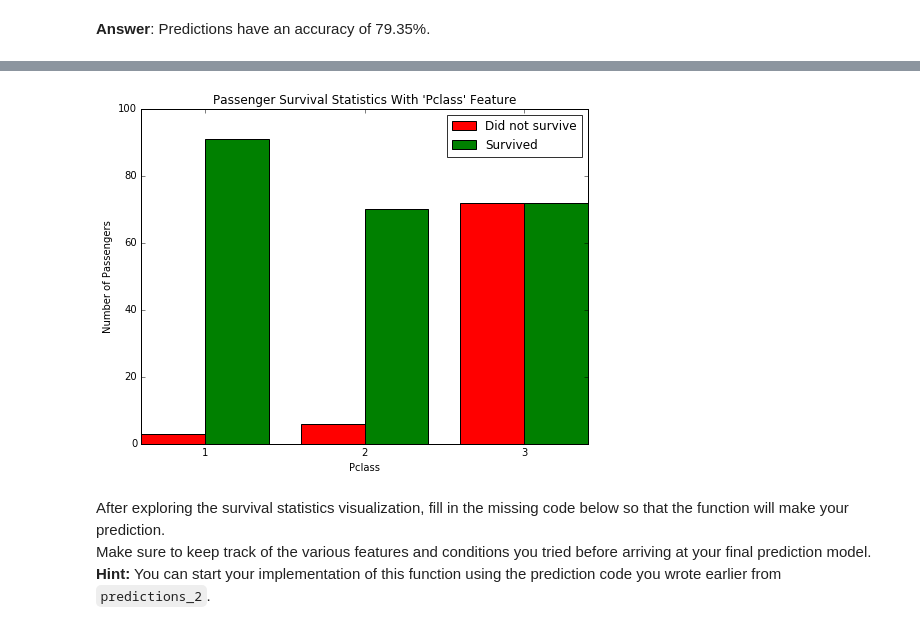
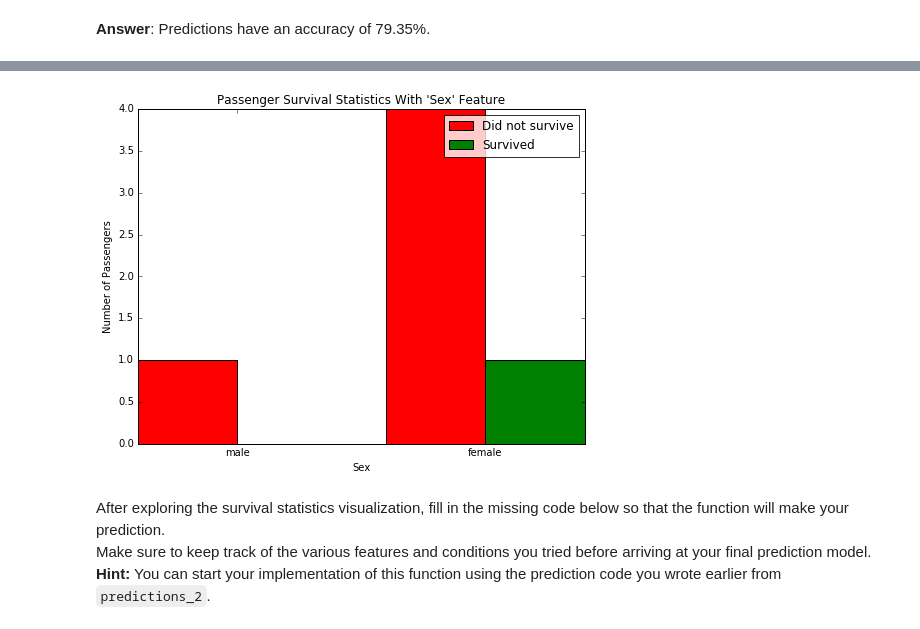
Before and after one commit to DannyZuko/machine-learning, a Jupyter notebook: projects/titanic_survival_exploration/Titanic_Survival_Exploration.ipynb, the cells around one changed output, grey strips where cells are left out. Drawn from its saved outputs; the diff is of its cells as text; code cells hidden in the pictures.

```diff
--- a/projects/titanic_survival_exploration/Titanic_Survival_Exploration.ipynb
+++ b/projects/titanic_survival_exploration/Titanic_Survival_Exploration.ipynb
@@ -211,7 +205,7 @@ Use the `survival_stats` function below to to examine various survival statistic
 # %%
-survival_stats(data, outcomes, 'Pclass', ['Sex == "female"'])
+survival_stats(data, outcomes, "Sex", ['Parch > 4'])
 # %% [output]
-[figure, old version]
+[figure, new version]
 # %% [markdown]
 After exploring the survival statistics visualization, fill in the missing code below so that the function will make your prediction.
 Make sure to keep track of the various features and conditions you tried before arriving at your final prediction model.
```
Also changed, not shown: parts of 2 cells of this notebook.
